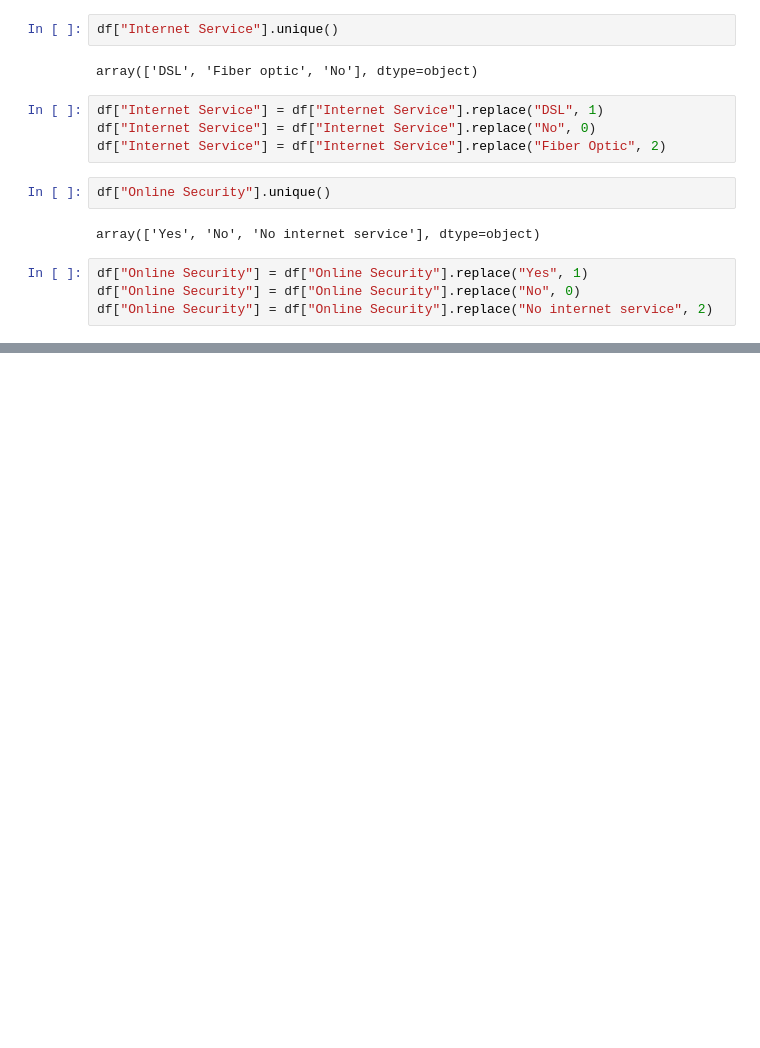
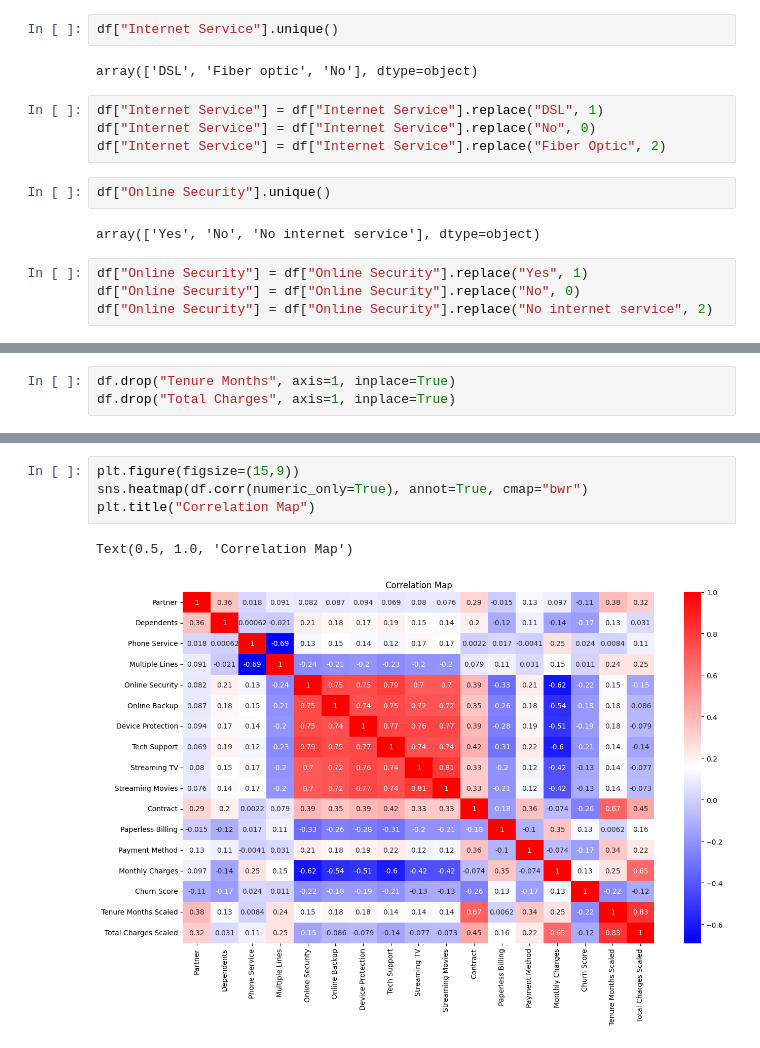
Before and after one commit to Mann2760/AIML-task-PS1, a Jupyter notebook: Churn_ML_model.ipynb, the cells around one changed output, grey strips where cells are left out. Drawn from its saved outputs; the diff is of its cells as text; blank space fills up the shorter version.

```diff
--- a/Churn_ML_model.ipynb
+++ b/Churn_ML_model.ipynb
@@ -189,0 +306,3 @@ df["Online Security"] = df["Online Security"].replace("No internet service", 2)
+# %%
+df.drop("Tenure Months", axis=1, inplace=True)
+df.drop("Total Charges", axis=1, inplace=True)
@@ -189,0 +330,7 @@ df["Online Security"] = df["Online Security"].replace("No internet service", 2)
+# %%
+plt.figure(figsize=(15,9))
+sns.heatmap(df.corr(numeric_only=True), annot=True, cmap="bwr")
+plt.title("Correlation Map")
+# %% [output]
+Text(0.5, 1.0, 'Correlation Map')
+[figure, added]
```
Also changed, not shown: parts of 29 cells of this notebook.
